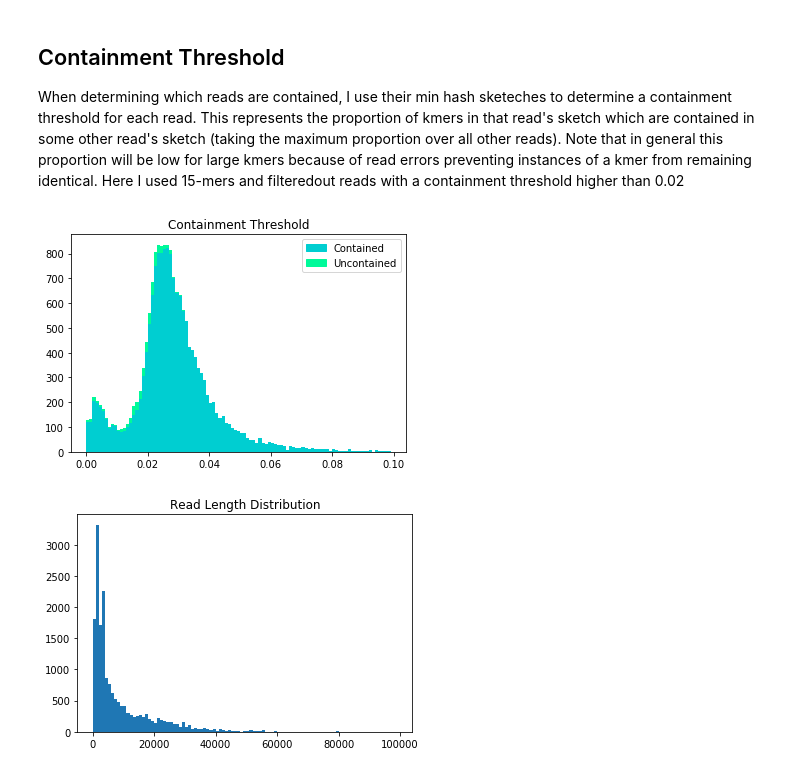
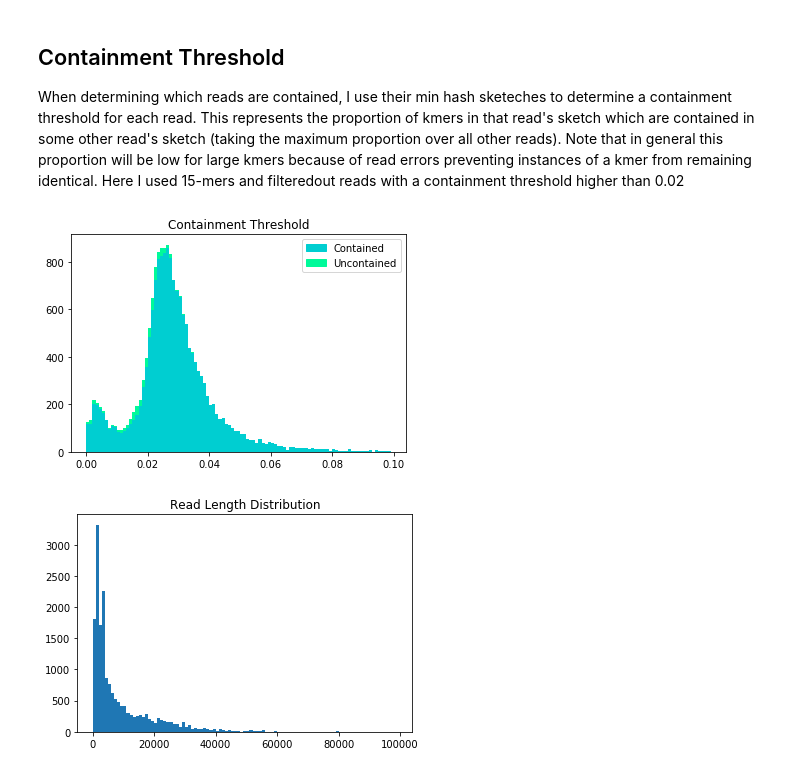
Before and after one commit to mkirsche/ContainedReadRemoval, a Jupyter notebook: sim/AnalyzeContainment.ipynb, the cells around one changed output. Saved outputs shown, nothing was run; the diff lists cells and outputs as text; code cells hidden in the pictures.

```diff
--- a/sim/AnalyzeContainment.ipynb
+++ b/sim/AnalyzeContainment.ipynb
@@ -82,33 +82,35 @@ When determining which reads are contained, I use their min hash sketeches to de
 # %%
 containedCt = []
 uncontainedCt = []
 nameToThreshold = dict()
 
 ctFn = 'containment_debug.txt'
 
 with open(ctFn) as f:
     for line in f:
         tokens = line.split()
-        nameToThreshold[tokens[0]] = float(tokens[1])
+        if len(tokens) < 5:
+            print(line)
+        nameToThreshold[tokens[0]] = float(tokens[2])
         if nameToScore[tokens[0]] > 0:
-            containedCt.append(float(tokens[1]))
+            containedCt.append(float(tokens[2]))
         else:
-            uncontainedCt.append(float(tokens[1]))
+            uncontainedCt.append(float(tokens[2]))
 
 
 nlabels = ['Contained', 'Uncontained']
 ncolors = ['darkturquoise', 'mediumspringgreen']
 
 plt.hist([containedCt, uncontainedCt], color = ncolors, bins = [0.001 * i for i in range(0, 100)], stacked = True)
 
 nlh = []
 for i in range(0, len(ncolors)):
     nlh.append(mpatches.Patch(color=ncolors[i], label=nlabels[i]))
 plt.legend(handles=nlh)
 plt.title('Containment Threshold')
 plt.show()
 # %% [output]
-[figure, old version]
+[figure, new version]
 # %%
 cts = []
 cis = []
```
Also changed, not shown: parts of 26 cells of this notebook, 6 other files.
